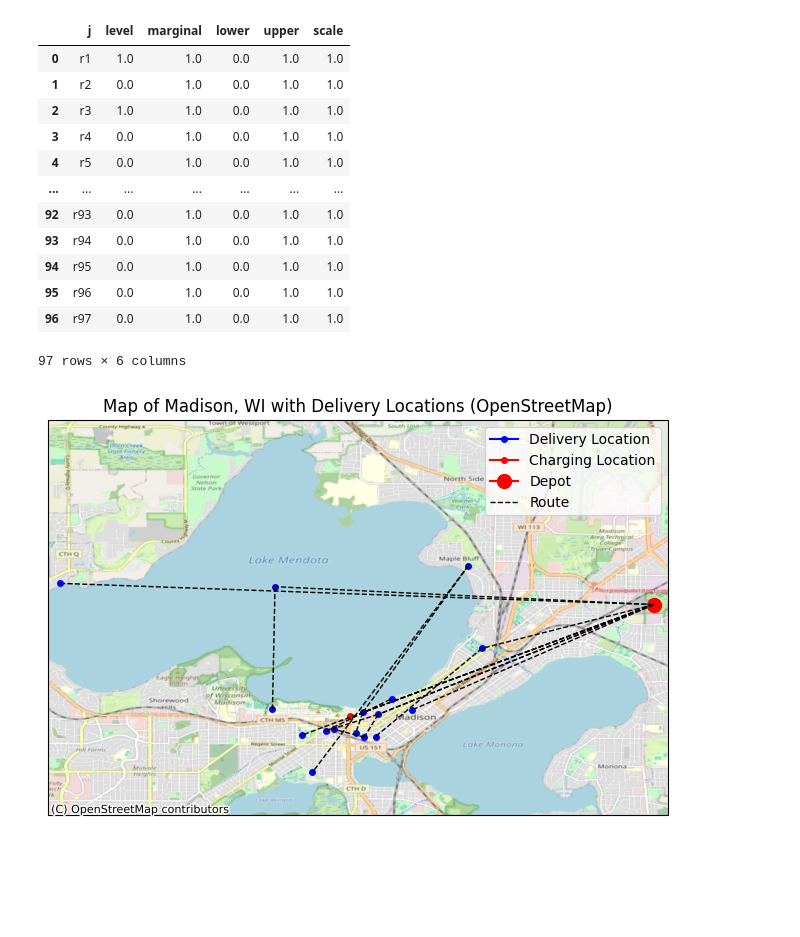
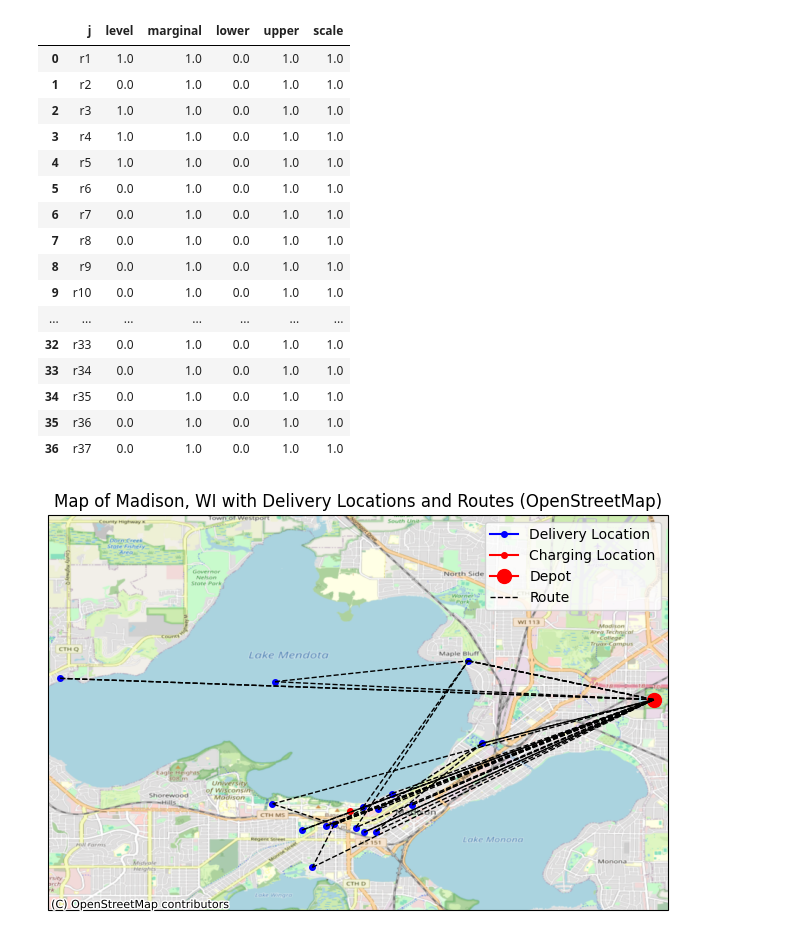
Before and after one commit to nandinijagtiani/DroneOptimization, a Jupyter notebook: Project/Optimize/amazon.ipynb, the cells around one changed output. Drawn from its saved outputs; the diff is of its cells as text; code cells hidden in the pictures; blank space fills up the shorter version.

Commit message:
Changed Route Definition

```diff
--- a/Project/Optimize/amazon.ipynb
+++ b/Project/Optimize/amazon.ipynb
@@ -16,8 +16,8 @@ import contextily as ctx
 options = Options(equation_listing_limit=0)
 m = Container(options=options,debugging_level='keep')
 # %%
-drone = pd.read_csv("/home/samjenkins2001/CS524/Optimize/drone.csv")
-loc = pd.read_csv("/home/samjenkins2001/CS524/Optimize/location.csv")
+drone = pd.read_csv("/home/samjenkins2001/CS524/Project/Optimize/drone.csv")
+loc = pd.read_csv("/home/samjenkins2001/CS524/Project/Optimize/location.csv")
 
 drone_df = pd.DataFrame(drone)
 loc_df = pd.DataFrame(loc)
@@ -216,19 +201,20 @@ location_to_int = {
 def generate_customer_route_tuples(routes_df):
     customer_route_tuples = []
 
-    # Iterate over each row in the DataFrame (routes)
+    # Iterate over each row in the DataFrame
     for route_index, route in routes_df.iterrows():
-        route_customers = route['Route']  # Get the list of consumers for this route
+        route_customers = route['Route']  # Get the list of customer names for this route
 
-        # For each customer in the route, create a tuple (customer, route_index)
-        for customer, _ in route_customers:
-            customer_int = location_to_int[customer]  # Get the integer for the customer
-            customer_route_tuples.append((str(customer_int), f'r{route_index + 1}'))  # r{route_index+1} to match 1-based index
+        for customer in route_customers:
+            customer_int = location_to_int[customer]  # Map customer name to integer
+            customer_route_tuples.append((str(customer_int), f'r{route_index + 1}'))  # 1-based route index
 
     return customer_route_tuples
 
+
 # Generate the customer-route tuples
 customer_route_tuples = generate_customer_route_tuples(routes_df)
+# payload_list = loc_df["Payload"].tolist()
 # %%
 ## Variables to add
 # Number of MK30 Drones used
@@ -238,8 +224,9 @@ customer_route_tuples = generate_customer_route_tuples(routes_df)
 #Battery Percentage for each drone
 
 s = m.addSet('s',description='Consumers',records=[i+1 for i in range(16)])
-j = m.addSet('j',description='routes',records=['r'+str(i+1) for i in range(97)])
+j = m.addSet('j',description='routes',records=['r'+str(i+1) for i in range(37)])
 C = m.addSet('C',[s,j],description="customer covered by route", records = customer_route_tuples)
+
 x = m.addVariable('x','binary',domain=[j])
 
 cover = m.addEquation('cover',domain=[s])
@@ -260,15 +247,19 @@ display(x.records)
 | 0 | r1 | 1.0 | 1.0 | 0.0 | 1.0 | 1.0 |
 | 1 | r2 | 0.0 | 1.0 | 0.0 | 1.0 | 1.0 |
 | 2 | r3 | 1.0 | 1.0 | 0.0 | 1.0 | 1.0 |
-| 3 | r4 | 0.0 | 1.0 | 0.0 | 1.0 | 1.0 |
-| 4 | r5 | 0.0 | 1.0 | 0.0 | 1.0 | 1.0 |
+| 3 | r4 | 1.0 | 1.0 | 0.0 | 1.0 | 1.0 |
+| 4 | r5 | 1.0 | 1.0 | 0.0 | 1.0 | 1.0 |
+| 5 | r6 | 0.0 | 1.0 | 0.0 | 1.0 | 1.0 |
+| 6 | r7 | 0.0 | 1.0 | 0.0 | 1.0 | 1.0 |
+| 7 | r8 | 0.0 | 1.0 | 0.0 | 1.0 | 1.0 |
+| 8 | r9 | 0.0 | 1.0 | 0.0 | 1.0 | 1.0 |
+| 9 | r10 | 0.0 | 1.0 | 0.0 | 1.0 | 1.0 |
 | ... | ... | ... | ... | ... | ... | ... |
-| 92 | r93 | 0.0 | 1.0 | 0.0 | 1.0 | 1.0 |
-| 93 | r94 | 0.0 | 1.0 | 0.0 | 1.0 | 1.0 |
-| 94 | r95 | 0.0 | 1.0 | 0.0 | 1.0 | 1.0 |
-| 95 | r96 | 0.0 | 1.0 | 0.0 | 1.0 | 1.0 |
-| 96 | r97 | 0.0 | 1.0 | 0.0 | 1.0 | 1.0 |
+| 32 | r33 | 0.0 | 1.0 | 0.0 | 1.0 | 1.0 |
+| 33 | r34 | 0.0 | 1.0 | 0.0 | 1.0 | 1.0 |
+| 34 | r35 | 0.0 | 1.0 | 0.0 | 1.0 | 1.0 |
+| 35 | r36 | 0.0 | 1.0 | 0.0 | 1.0 | 1.0 |
+| 36 | r37 | 0.0 | 1.0 | 0.0 | 1.0 | 1.0 |
-97 rows × 6 columns
 # %%
 ## Optimization Model
 
@@ -301,6 +292,7 @@ display(x.records)
 # Extract the selected routes (those with x[j] == 1)
 selected_routes = [j for j in range(len(x.records)) if x.records.level[j] == 1.0]
 
+# Coordinates for delivery locations (same as before)
 # Coordinates for delivery locations (same as before)
 latitudes = list(loc_df["Latitude"])
 longitudes = list(loc_df["Longitude"])
@@ -327,36 +319,39 @@ for coord in charge_coords:
     ax.plot(longitude, latitude, marker='o', color='red', markersize=4 if coord == charge_coords[0] else 10, transform=ccrs.PlateCarree(), label="Charging Location" if coord == charge_coords[0] else "Depot")
 
 
-depot_lat, depot_lon = charge_coords[1]  # Assuming the first charge location is the Depot
+depot_lat, depot_lon = charge_coords[1]  # Assuming the second charge location is the Depot
 
 # Iterate over each selected route index
 for route_index in selected_routes:
     # Get the list of customers for this route from your customer_route_tuples
     customers_in_route = [customer for customer, route in customer_route_tuples if route == f'r{route_index+1}']
 
     # Plot dashed lines from the Depot to each customer in the route
     previous_customer_coords = (depot_lat, depot_lon)  # Start with the Depot
     for customer_index in customers_in_route:
         # Get the customer's coordinates from delivery_coords (mapping customer to delivery point)
         customer_lat, customer_lon = delivery_coords[int(customer_index) - 1]  # Adjust for 0-indexing
 
         # Plot a dashed line from the previous customer (or Depot) to the current customer
         ax.plot([previous_customer_coords[1], customer_lon],
                 [previous_customer_coords[0], customer_lat],
-                color='black', linestyle='--', linewidth=1, transform=ccrs.PlateCarree(), label= "Route" if (route_index == selected_routes[0]) else "")
+                color='black', linestyle='--', linewidth=1, transform=ccrs.PlateCarree(), label="Route" if (route_index == selected_routes[0] and previous_customer_coords == (depot_lat, depot_lon)) else "")
 
         # Update the previous customer coordinates
         previous_customer_coords = (customer_lat, customer_lon)
 
-
+    # Return to the Depot after the last delivery
+    ax.plot([previous_customer_coords[1], depot_lon],
+            [previous_customer_coords[0], depot_lat],
+            color='black', linestyle='--', linewidth=1, transform=ccrs.PlateCarree())
 
 # Add the legend
 plt.legend()
 
 # Add a title
-plt.title("Map of Madison, WI with Delivery Locations (OpenStreetMap)")
+plt.title("Map of Madison, WI with Delivery Locations and Routes (OpenStreetMap)")
 
 # Show the map
 plt.show()
 # %% [output]
-[figure, old version]
+[figure, new version]
```
Also changed, not shown: parts of 3 cells of this notebook.
